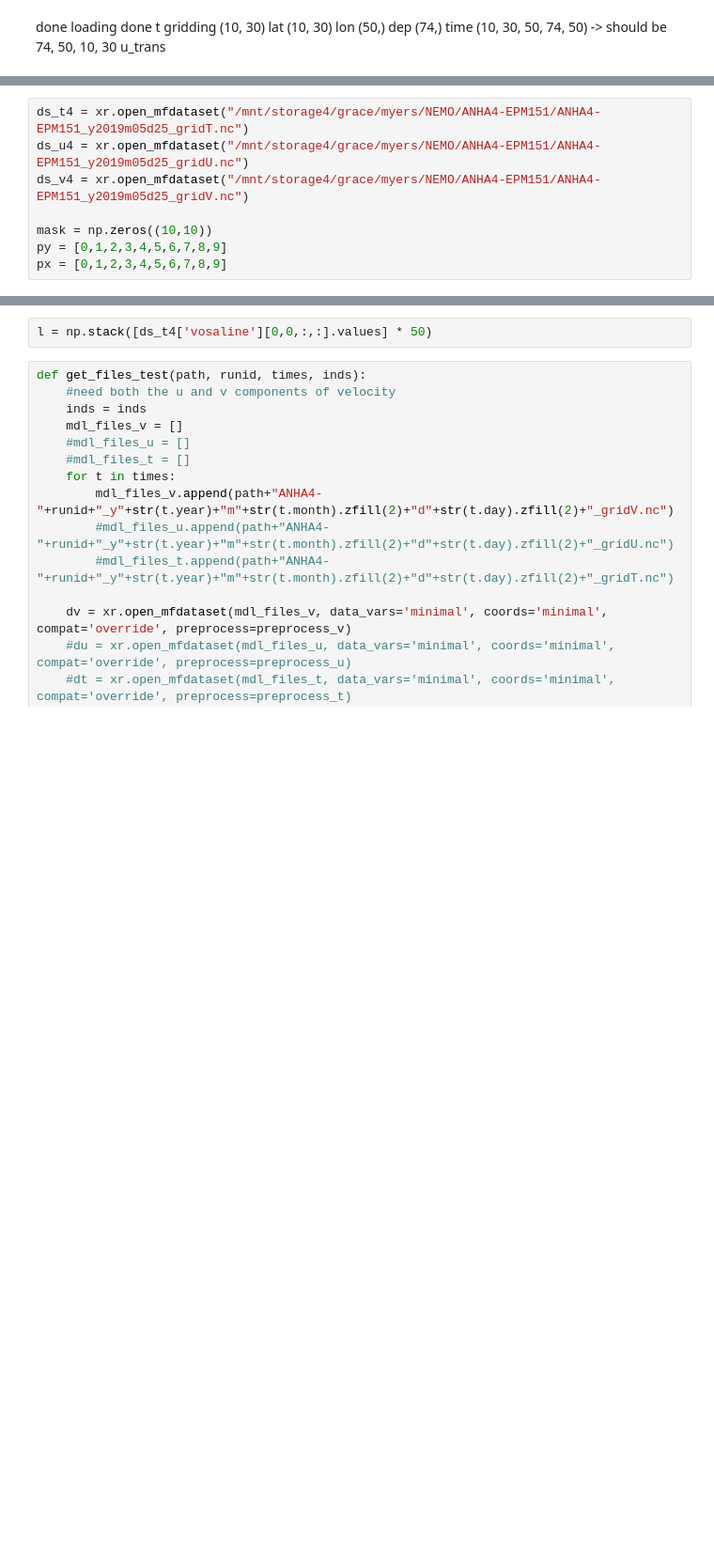
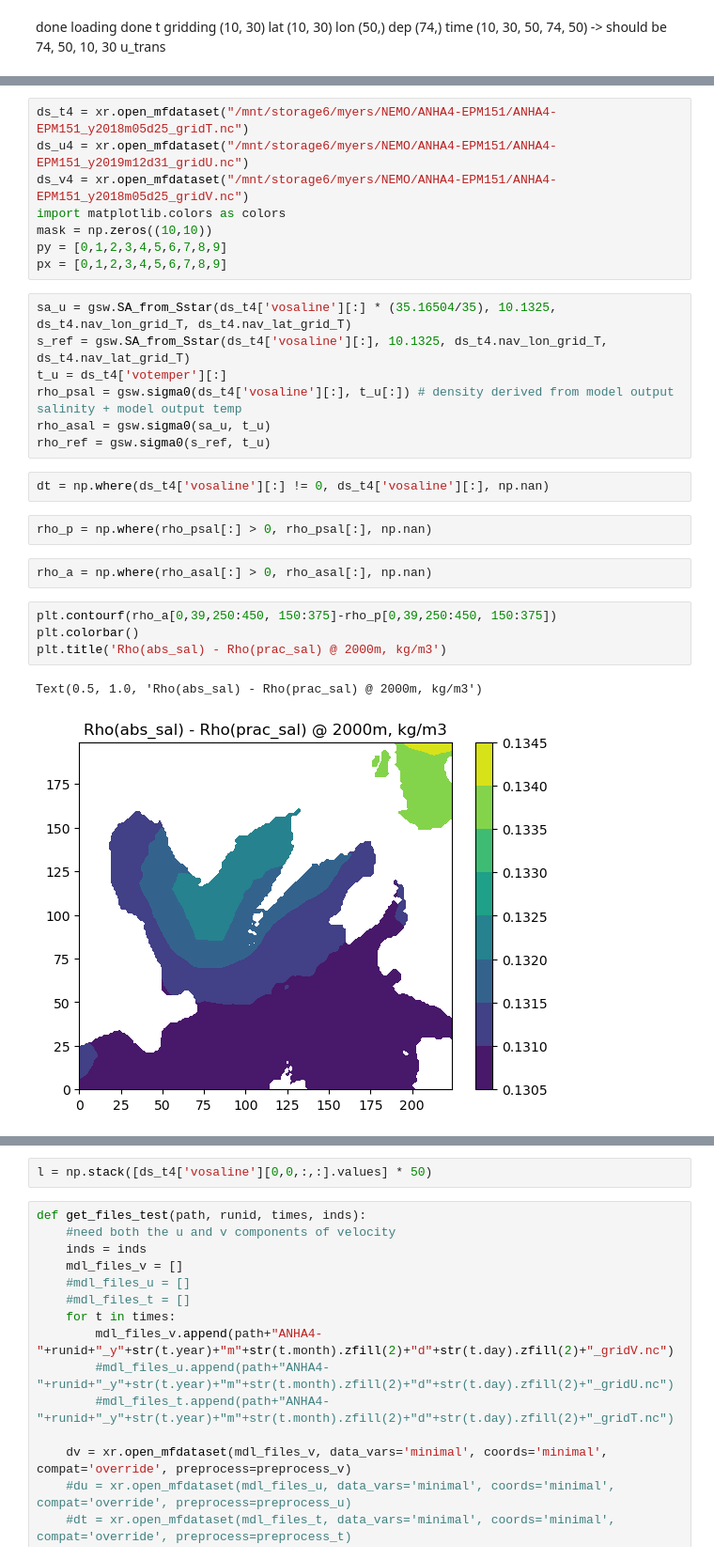
Before and after one commit to gekirkpatrick/NEMO-Analysis-Base-Scripts, a Jupyter notebook: water_mass_transports.ipynb, the cells around one changed output, grey strips where cells are left out. Shown at 94% size. Saved outputs shown, nothing was run; the diff lists cells and outputs as text; blank space fills up the shorter version.

```diff
--- a/water_mass_transports.ipynb
+++ b/water_mass_transports.ipynb
@@ -381,8 +337,28 @@ def define_watermasses(names, density_bounds): # list of names, list of density
 # %%
-ds_t4 = xr.open_mfdataset("/mnt/storage4/grace/myers/NEMO/ANHA4-EPM151/ANHA4-EPM151_y2019m05d25_gridT.nc")
-ds_u4 = xr.open_mfdataset("/mnt/storage4/grace/myers/NEMO/ANHA4-EPM151/ANHA4-EPM151_y2019m05d25_gridU.nc")
-ds_v4 = xr.open_mfdataset("/mnt/storage4/grace/myers/NEMO/ANHA4-EPM151/ANHA4-EPM151_y2019m05d25_gridV.nc")
-
+ds_t4 = xr.open_mfdataset("/mnt/storage6/myers/NEMO/ANHA4-EPM151/ANHA4-EPM151_y2018m05d25_gridT.nc")
+ds_u4 = xr.open_mfdataset("/mnt/storage6/myers/NEMO/ANHA4-EPM151/ANHA4-EPM151_y2019m12d31_gridU.nc")
+ds_v4 = xr.open_mfdataset("/mnt/storage6/myers/NEMO/ANHA4-EPM151/ANHA4-EPM151_y2018m05d25_gridV.nc")
+import matplotlib.colors as colors
 mask = np.zeros((10,10))
 py = [0,1,2,3,4,5,6,7,8,9]
 px = [0,1,2,3,4,5,6,7,8,9]
+# %%
+sa_u = gsw.SA_from_Sstar(ds_t4['vosaline'][:] * (35.16504/35), 10.1325, ds_t4.nav_lon_grid_T, ds_t4.nav_lat_grid_T)
+s_ref = gsw.SA_from_Sstar(ds_t4['vosaline'][:], 10.1325, ds_t4.nav_lon_grid_T, ds_t4.nav_lat_grid_T)
+t_u = ds_t4['votemper'][:]
+rho_psal = gsw.sigma0(ds_t4['vosaline'][:], t_u[:]) # density derived from model output salinity + model output temp
+rho_asal = gsw.sigma0(sa_u, t_u)
+rho_ref = gsw.sigma0(s_ref, t_u)
+# %%
+dt = np.where(ds_t4['vosaline'][:] != 0, ds_t4['vosaline'][:], np.nan)
+# %%
+rho_p = np.where(rho_psal[:] > 0, rho_psal[:], np.nan)
+# %%
+rho_a = np.where(rho_asal[:] > 0, rho_asal[:], np.nan)
+# %%
+plt.contourf(rho_a[0,39,250:450, 150:375]-rho_p[0,39,250:450, 150:375])
+plt.colorbar()
+plt.title('Rho(abs_sal) - Rho(prac_sal) @ 2000m, kg/m3')
+# %% [output]
+Text(0.5, 1.0, 'Rho(abs_sal) - Rho(prac_sal) @ 2000m, kg/m3')
+[figure, added]
```
Also changed, not shown: parts of 10 cells of this notebook, 1 other file.
